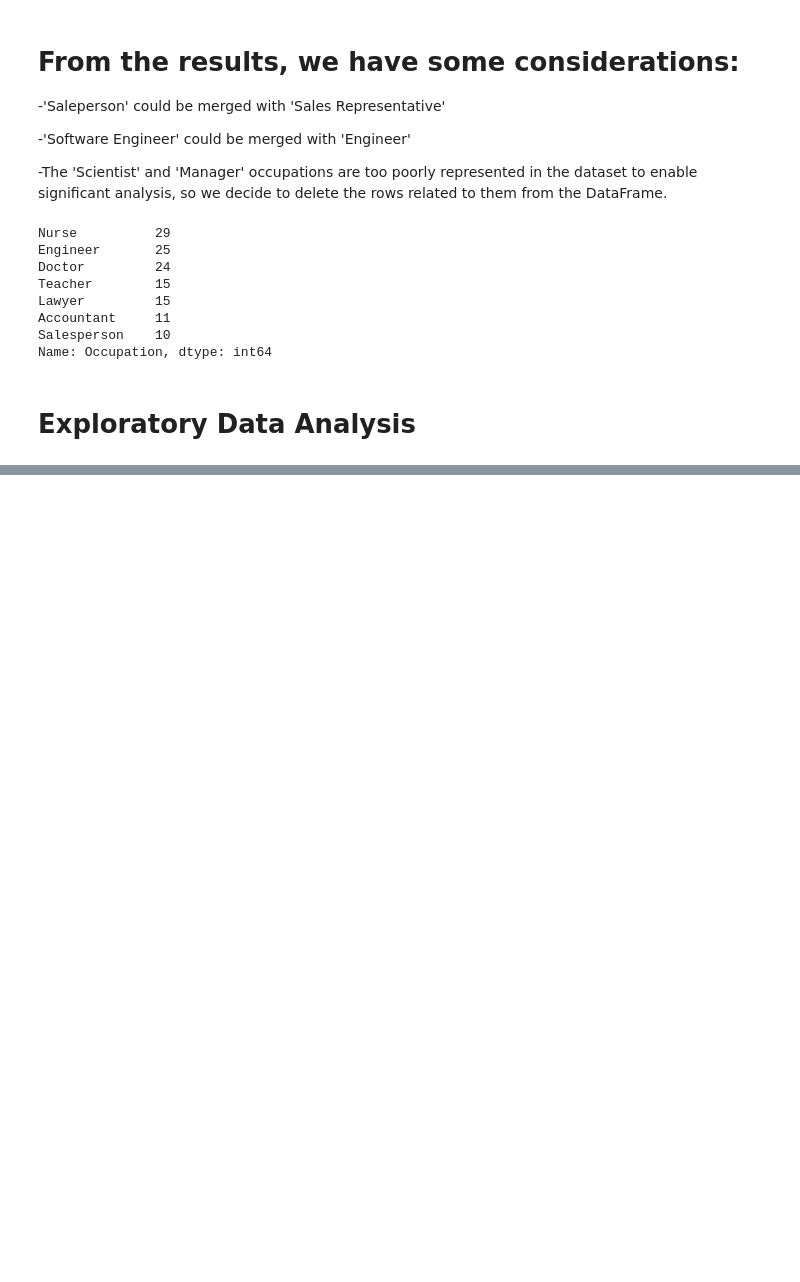
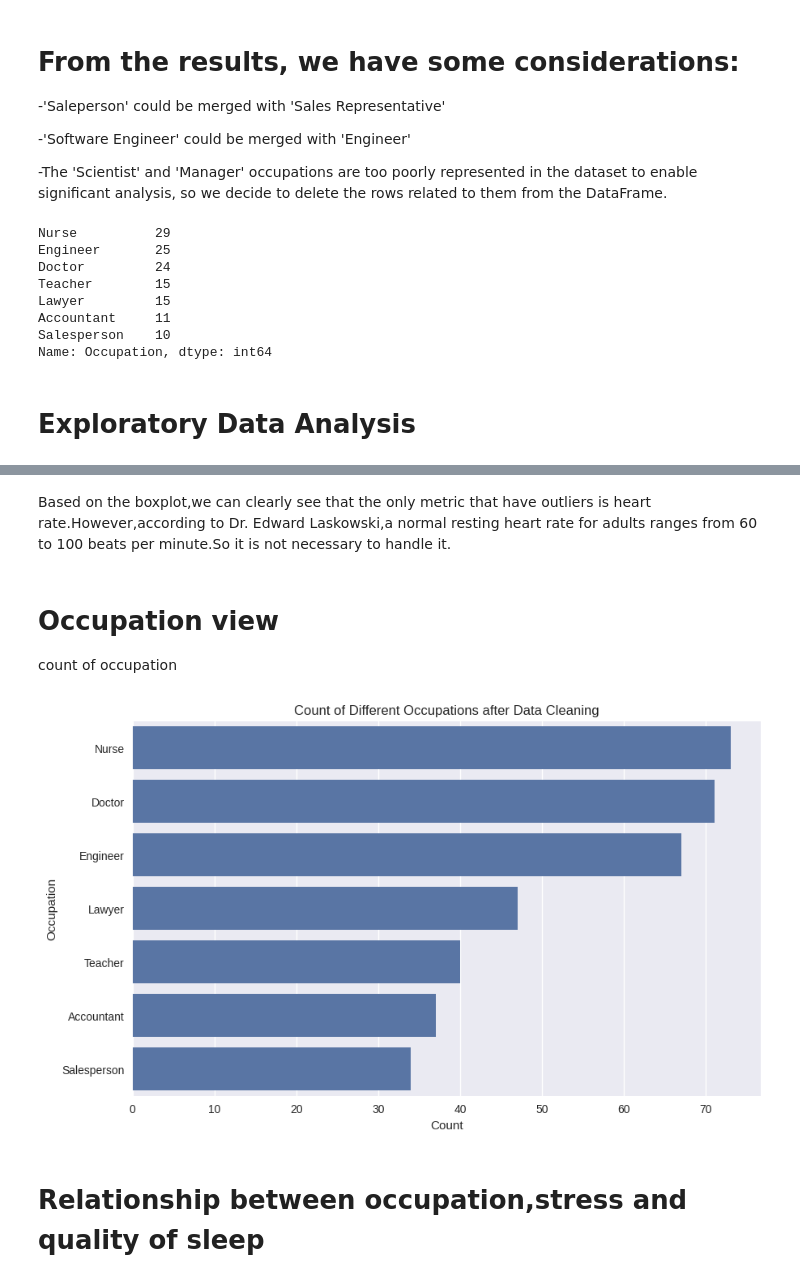
Before and after one commit to zhiweing/WID2003-INTRO-TO-DS-, a Jupyter notebook: Sleep_Health_Analysis.ipynb, the cells around one changed output, grey strips where cells are left out. Cells and saved outputs as stored; diff of their text form; code cells hidden in the pictures; blank space fills up the shorter version.

```diff
--- a/Sleep_Health_Analysis.ipynb
+++ b/Sleep_Health_Analysis.ipynb
@@ -235,0 +299,26 @@ Name: Occupation, dtype: int64
+# %% [markdown]
+Based on the boxplot,we can clearly see that the only metric that have outliers is heart rate.However,according to Dr. Edward Laskowski,a normal resting heart rate for adults ranges from 60 to 100 beats per minute.So it is not necessary to handle it.
+# %% [markdown]
+# Occupation view
+count of occupation
+# %%
+import seaborn as sns
+import matplotlib.pyplot as plt
+
+# Get the count of each occupation after data cleaning
+occupation_counts_cleaned = Sleep_Health_df['Occupation'].value_counts()
+
+# Sort the occupations based on their counts in ascending order
+sorted_occupations_cleaned = occupation_counts_cleaned.index.tolist()
+
+# Plotting count of different occupations after data cleaning
+plt.figure(figsize=(10, 6))
+sns.countplot(y="Occupation", data=Sleep_Health_df, order=sorted_occupations_cleaned)
+plt.title("Count of Different Occupations after Data Cleaning")
+plt.xlabel("Count")
+plt.ylabel("Occupation")
+plt.show()
+# %% [output]
+[figure, added]
+# %% [markdown]
+# Relationship between occupation,stress and quality of sleep
```
Also changed, not shown: parts of 17 cells of this notebook.
